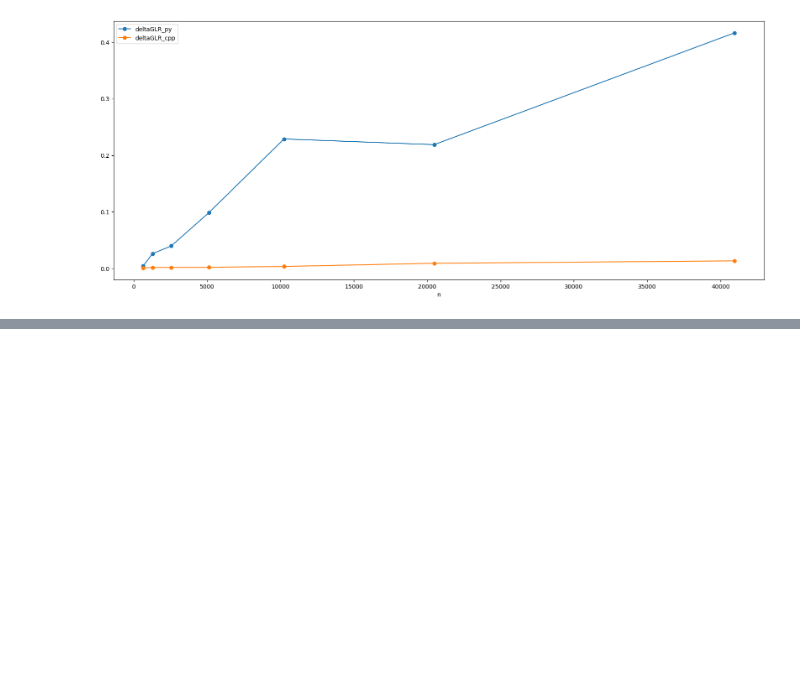
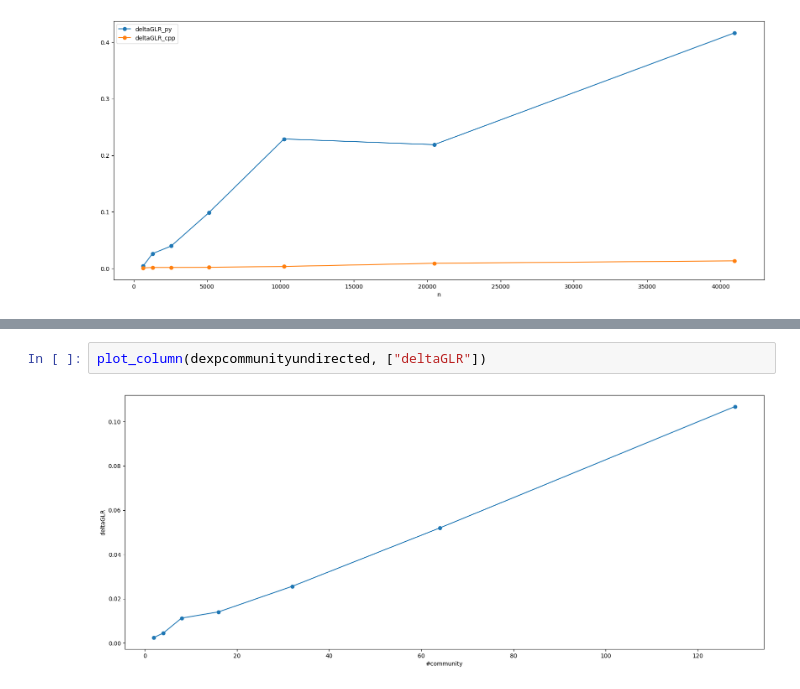
Before and after one commit to RobyBobby24/AlgorithmEngineering, a Jupyter notebook: analysis/double_experiment.ipynb, the cells around one changed output, grey strips where cells are left out. Drawn from its saved outputs; the diff is of its cells as text; blank space fills up the shorter version.

```diff
--- a/analysis/double_experiment.ipynb
+++ b/analysis/double_experiment.ipynb
@@ -704,0 +773,4 @@ plot_column(comparison, ['deltaGLR_py', 'deltaGLR_cpp'], one_ax=True)
+# %%
+plot_column(dexpcommunityundirected, ["deltaGLR"])
+# %% [output]
+[figure, added]
```
Also changed, not shown: parts of 14 cells of this notebook, 2 other files.
